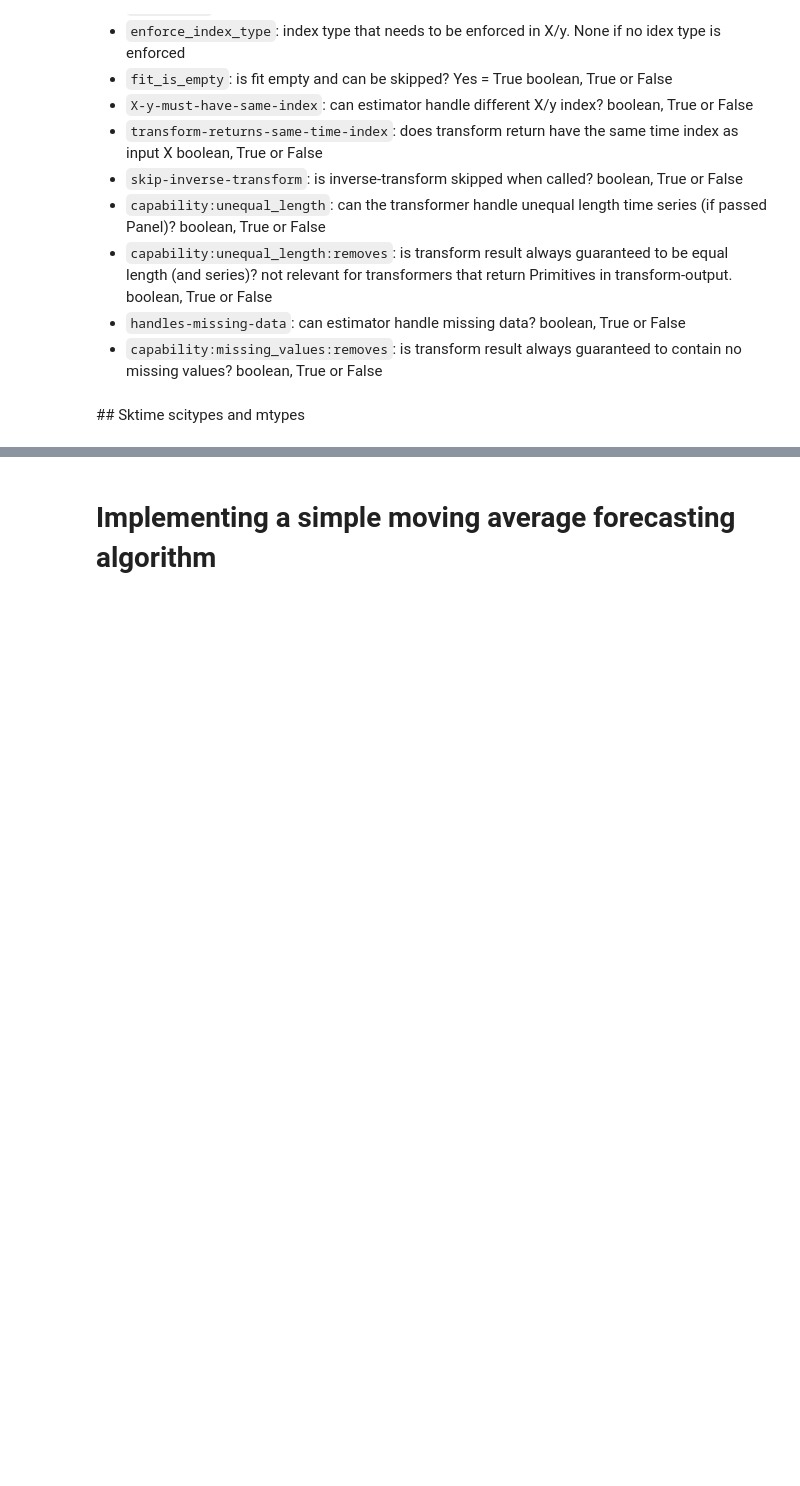
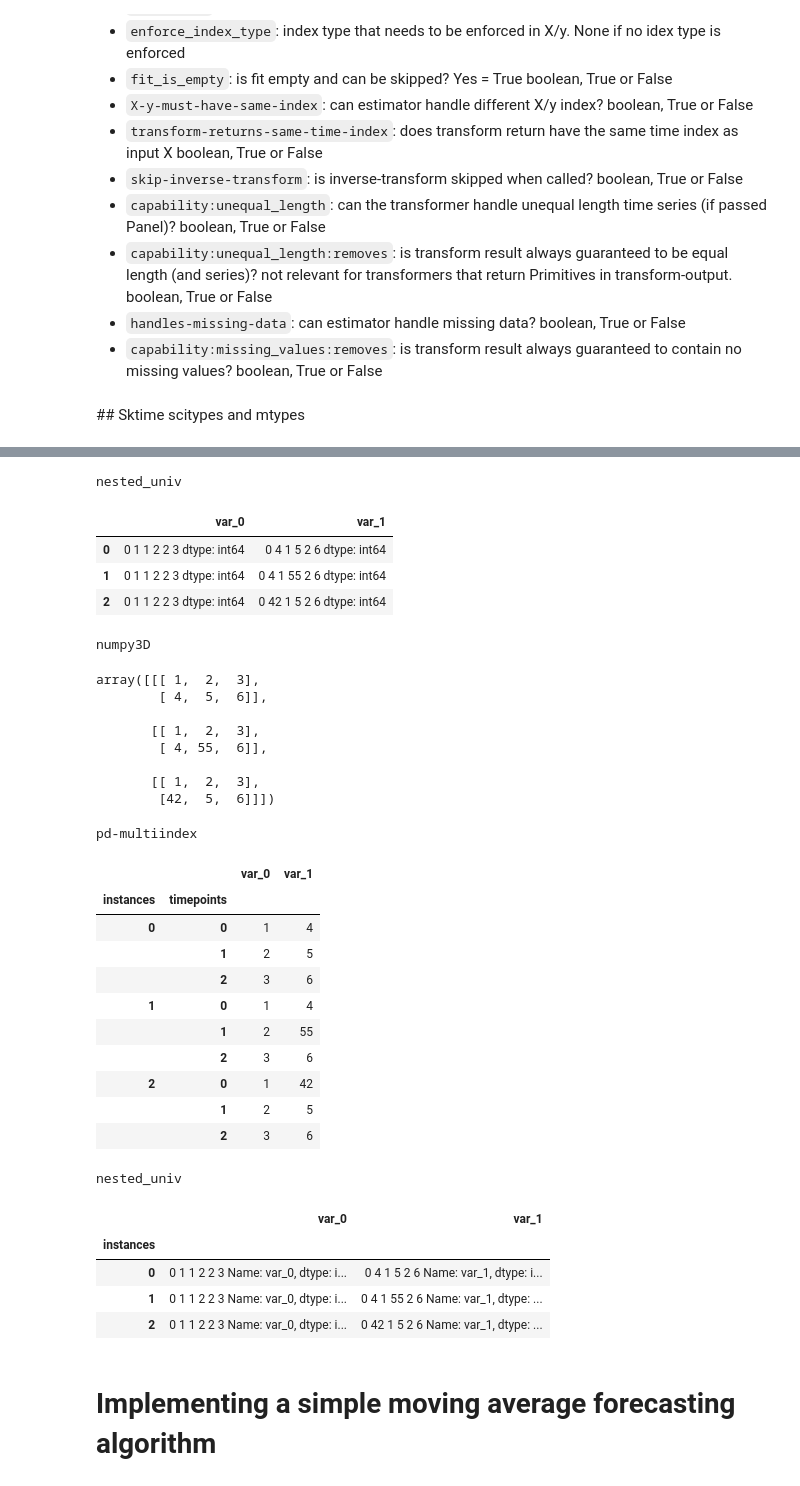
Before and after one commit to sktime/sktime-workshop-pydata-london-2022, a Jupyter notebook: notebooks/simple_forecaster.ipynb, the cells around one changed output, grey strips where cells are left out. Cells and saved outputs as stored; diff of their text form; code cells hidden in the pictures; blank space fills up the shorter version.

```diff
--- a/notebooks/simple_forecaster.ipynb
+++ b/notebooks/simple_forecaster.ipynb
@@ -102,5 +102,61 @@ For example the Panel scitype can be represented by the following mtypes:
 
 You can convert a panel from one mtype to the other using the [convert](https://www.sktime.org/en/latest/api_reference/auto_generated/sktime.datatypes.convert.html) function.
+# %%
+from sktime.datatypes import convert
+from sktime.datatypes import get_examples
+
+print("nested_univ")
+example_panel = get_examples(mtype="nested_univ")[0]
+display(example_panel)
+print("")
+
+print("numpy3D")
+example_panel = convert(obj=example_panel ,from_type="nested_univ", to_type="numpy3D")
+display(example_panel)
+print("")
+
+print("pd-multiindex")
+example_panel = convert(obj=example_panel ,from_type="numpy3D", to_type="pd-multiindex")
+display(example_panel)
+print("")
+
+print("nested_univ")
+example_panel = convert(obj=example_panel ,from_type="pd-multiindex", to_type="nested_univ")
+display(example_panel)
+print("")
+# %% [output]
+nested_univ
+|  | var_0 | var_1 |
+| 0 | 0 1 1 2 2 3 dtype: int64 | 0 4 1 5 2 6 dtype: int64 |
+| 1 | 0 1 1 2 2 3 dtype: int64 | 0 4 1 55 2 6 dtype: int64 |
+| 2 | 0 1 1 2 2 3 dtype: int64 | 0 42 1 5 2 6 dtype: int64 |
+numpy3D
+array([[[ 1,  2,  3],
+        [ 4,  5,  6]],
+
+       [[ 1,  2,  3],
+        [ 4, 55,  6]],
+
+       [[ 1,  2,  3],
+        [42,  5,  6]]])
+pd-multiindex
+|  |  | var_0 | var_1 |
+| instances | timepoints |  |  |
+| 0 | 0 | 1 | 4 |
+|  | 1 | 2 | 5 |
+|  | 2 | 3 | 6 |
+| 1 | 0 | 1 | 4 |
+|  | 1 | 2 | 55 |
+|  | 2 | 3 | 6 |
+| 2 | 0 | 1 | 42 |
+|  | 1 | 2 | 5 |
+|  | 2 | 3 | 6 |
+nested_univ
+|  | var_0 | var_1 |
+| instances |  |  |
+| 0 | 0 1 1 2 2 3 Name: var_0, dtype: i... | 0 4 1 5 2 6 Name: var_1, dtype: i... |
+| 1 | 0 1 1 2 2 3 Name: var_0, dtype: i... | 0 4 1 55 2 6 Name: var_1, dtype: ... |
+| 2 | 0 1 1 2 2 3 Name: var_0, dtype: i... | 0 42 1 5 2 6 Name: var_1, dtype: ... |
 # %% [markdown]
 # Implementing a simple moving average forecasting algorithm
 # %% [markdown]
```
Also changed, not shown: parts of 1 cell of this notebook.
